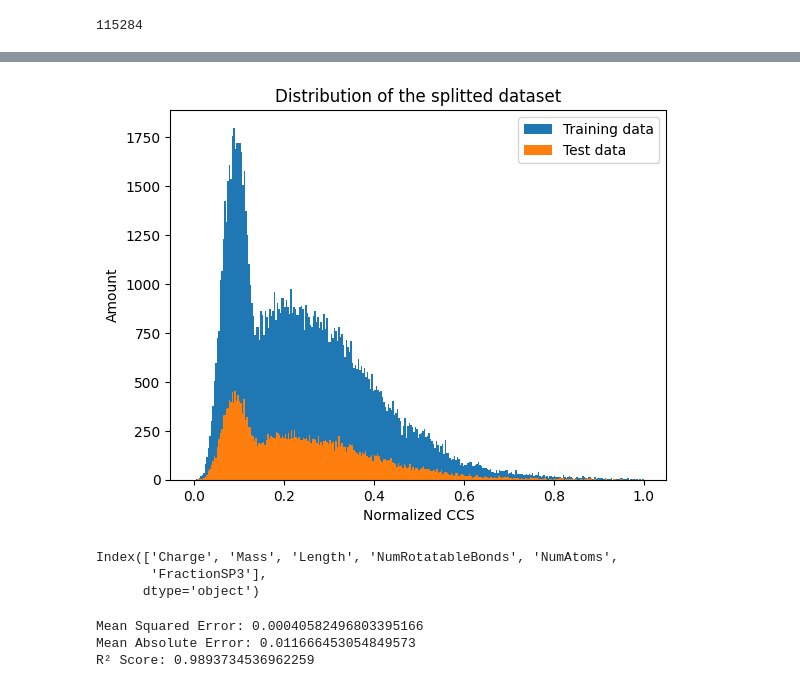
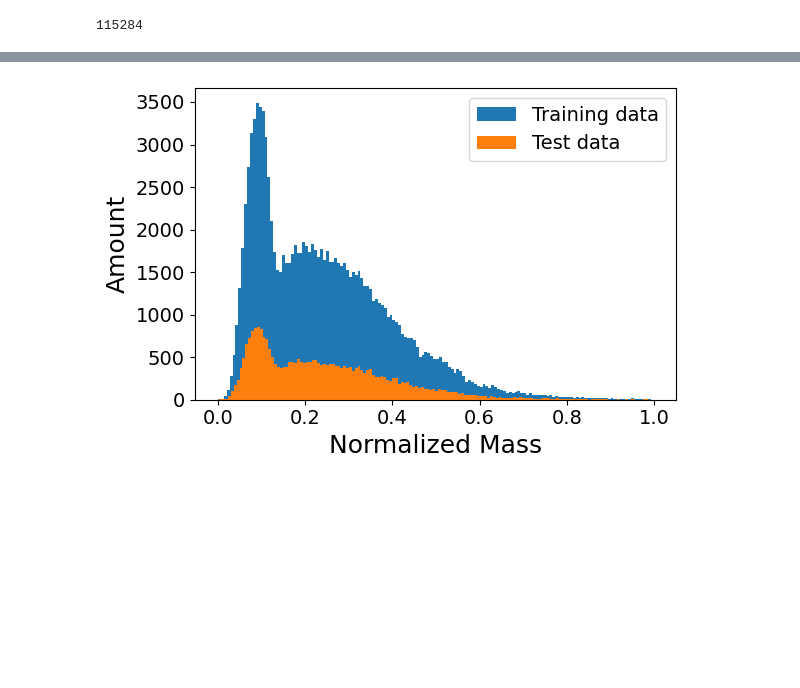
Before and after one commit to PaulSchwarze/PBL_Ion_Mobility, a Jupyter notebook: RandomForest_final.ipynb, the cells around one changed output, grey strips where cells are left out. Cells and saved outputs as stored; diff of their text form; code cells hidden in the pictures; blank space fills up the shorter version.

```diff
--- a/RandomForest_final.ipynb
+++ b/RandomForest_final.ipynb
@@ -106,50 +146,15 @@ plt.show()
 # %%
-
-plt.hist(X_train["Mass"], label="Training data", bins=300)
-plt.hist(X_test["Mass"], label= "Test data", bins=300)
-plt.title("Distribution of the splitted dataset")
-plt.ylabel("Amount")
-plt.xlabel("Normalized CCS")
-plt.legend()
+plt.figure(figsize=(6, 4))
+plt.hist(X_train["Mass"], label="Training data", bins=150)
+plt.hist(X_test["Mass"], label= "Test data", bins=150)
+#plt.title("Distribution of the splitted dataset", fontsize=18)
+plt.ylabel("Amount",fontsize=18)
+plt.xlabel("Normalized Mass", fontsize=18)
+plt.legend(fontsize=14)
+plt.xticks(fontsize=14)
+plt.yticks(fontsize=14)
+plt.tight_layout()
+plt.savefig("Normalized Mass.png", dpi=300)
 plt.show()
 # %% [output]
-[figure, old version]
+[figure, new version]
-# %%
-X_train.columns
-# %% [output]
-Index(['Charge', 'Mass', 'Length', 'NumRotatableBonds', 'NumAtoms',
-       'FractionSP3'],
-      dtype='object')
-# %%
-# train first model
-from sklearn.ensemble import RandomForestRegressor
-from sklearn.model_selection import cross_val_score
-
-# ['Charge', 'Mass', 'Length', 'NumRotatableBonds', 'NumAtoms', 'FractionSP3']
-
-cur_features = ['Charge', 'Mass', 'Length', 'NumRotatableBonds', 'NumAtoms', 'FractionSP3']
-
-
-model = RandomForestRegressor(n_estimators=10, random_state=42)
-model.fit(X_train[cur_features], y_train.ravel())
-
-# output results from cross-validation
-# scores = cross_val_score(model, X, y.ravel(), cv=5, scoring='r2')
-# print("Cross-validation scores for each fold:", scores)
-# print("Mean cross-validation score:", scores.mean())
-
-# evaluate first model
-from sklearn.metrics import mean_squared_error, r2_score, mean_absolute_error
-y_pred = model.predict(X_test[cur_features])
-mse = mean_squared_error(y_test, y_pred)
-r2 = r2_score(y_test, y_pred)
-mae = mean_absolute_error(y_test, y_pred)
-
-
-print(f"Mean Squared Error: {mse}")
-print(f"Mean Absolute Error: {mae}")
-print(f"R² Score: {r2}")
-# %% [output]
-Mean Squared Error: 0.00040582496803395166
-Mean Absolute Error: 0.011666453054849573
-R² Score: 0.9893734536962259
```
Also changed, not shown: parts of 16 cells of this notebook.
